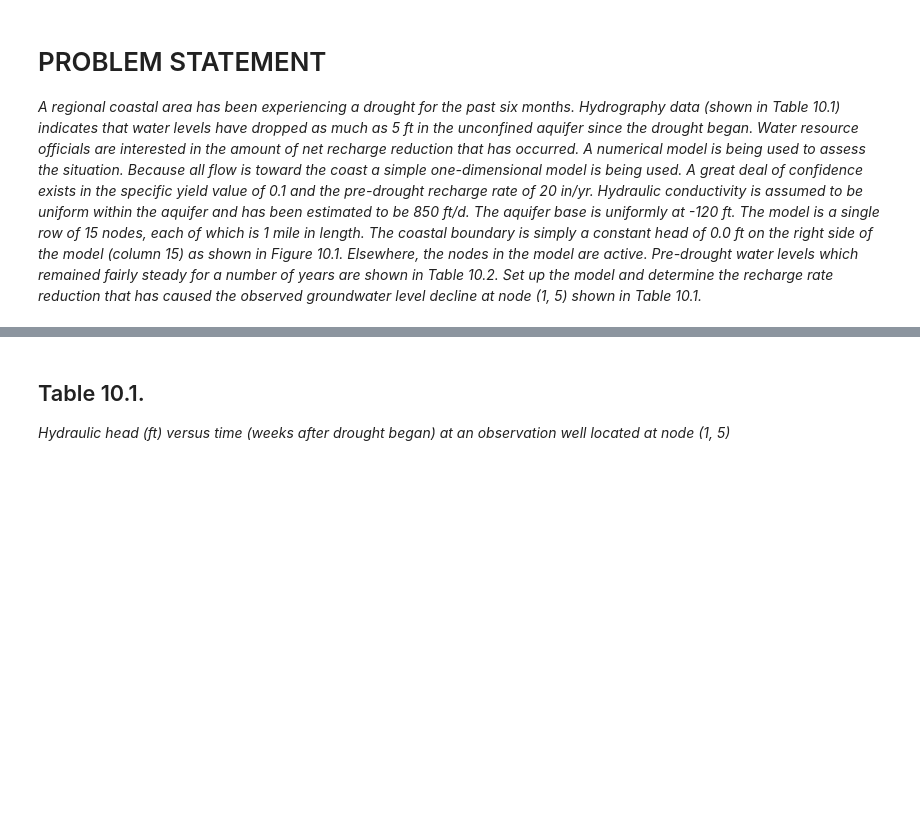
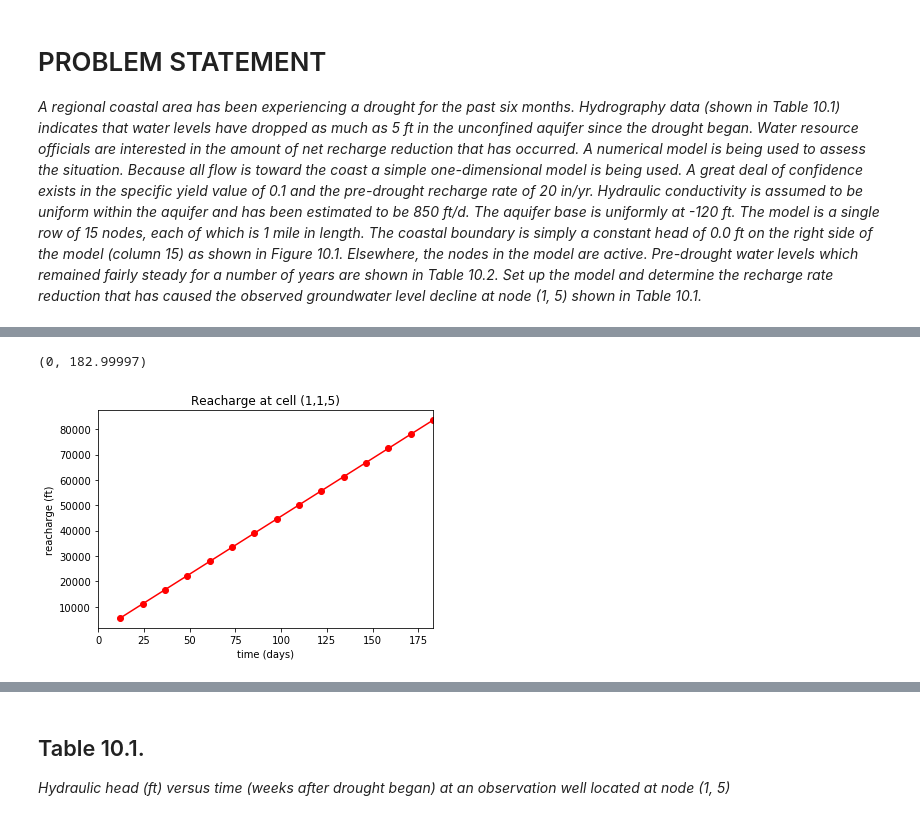
Before and after one commit to jordw22/modflow_epa, a Jupyter notebook: Notebooks/Problem 10 - Transient Calibration.ipynb, the cells around one changed output, grey strips where cells are left out. Saved outputs shown, nothing was run; the diff lists cells and outputs as text; code cells hidden in the pictures; blank space fills up the shorter version.

Commit message:
problem 10 update. created txt file. created csv file

```diff
--- a/Notebooks/Problem 10 - Transient Calibration.ipynb
+++ b/Notebooks/Problem 10 - Transient Calibration.ipynb
@@ -55,0 +44,6 @@ print(pr)
+# %%
+#Flopy objects
+modelname = 'p10' #short for problem 10
+exe_name = '../MF2005.1_12/bin/mf2005.exe'
+model_ws = 'temp'
+mf = flopy.modflow.Modflow(modelname, exe_name=exe_name, model_ws = model_ws)
@@ -55,0 +115,13 @@ print(pr)
+# %%
+import flopy.utils.binaryfile as bf
+
+# Create the headfile object
+fname = os.path.join(model_ws, 'p10.hds') #"os.path.join" joins together the modelname and the .hds file and stores it in fname
+headobj = bf.HeadFile(fname) #create headobj and put values from fname (aka 'p1_pa.hds') inside it
+times = headobj.get_times() #assign the headobj values to the variable "times"
+print(times) #prints the time at each stress period
+
+#print hydraulic head (Table 14.2)
+idx = (0, 0, 4) #(nlay, nrow, ncol) *remember you have to subtract 1 from the original numbers for python - (1, 10, 12)*
+ts = headobj.get_ts([idx])
+print(ts)
@@ -55,0 +145,13 @@ print(pr)
+# %%
+# Plot the head versus time
+plt.subplot(1, 1, 1)
+ttl = 'Reacharge at cell ({0},{1},{2})'.format(idx[0] + 1, idx[1] + 1, idx[2] + 1)
+plt.title(ttl)
+plt.xlabel('time (days)')
+plt.ylabel('reacharge (ft)')
+plt.plot(ts[:, 0], ts[:, 1], 'ro-')
+plt.xlim(0, ts[:, 0].max())
+#plt.ylim(ts[:, 1].min(), ts[:, 1].max())
+# %% [output]
+(0, 182.99997)
+[figure, added]
```
Also changed, not shown: parts of 21 cells of this notebook, 3 other files.
